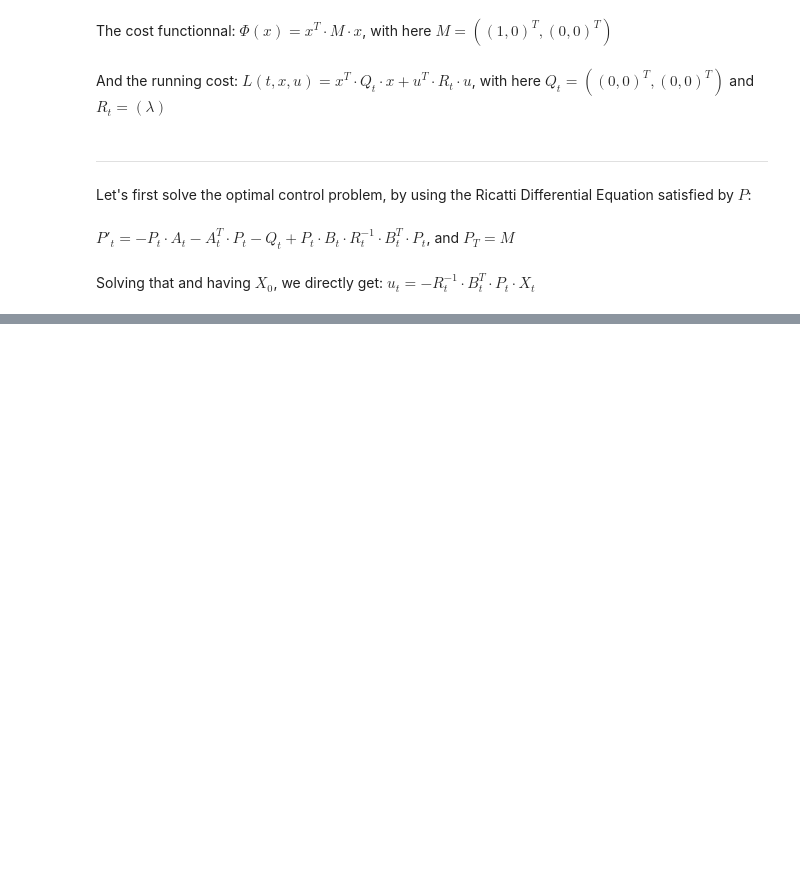
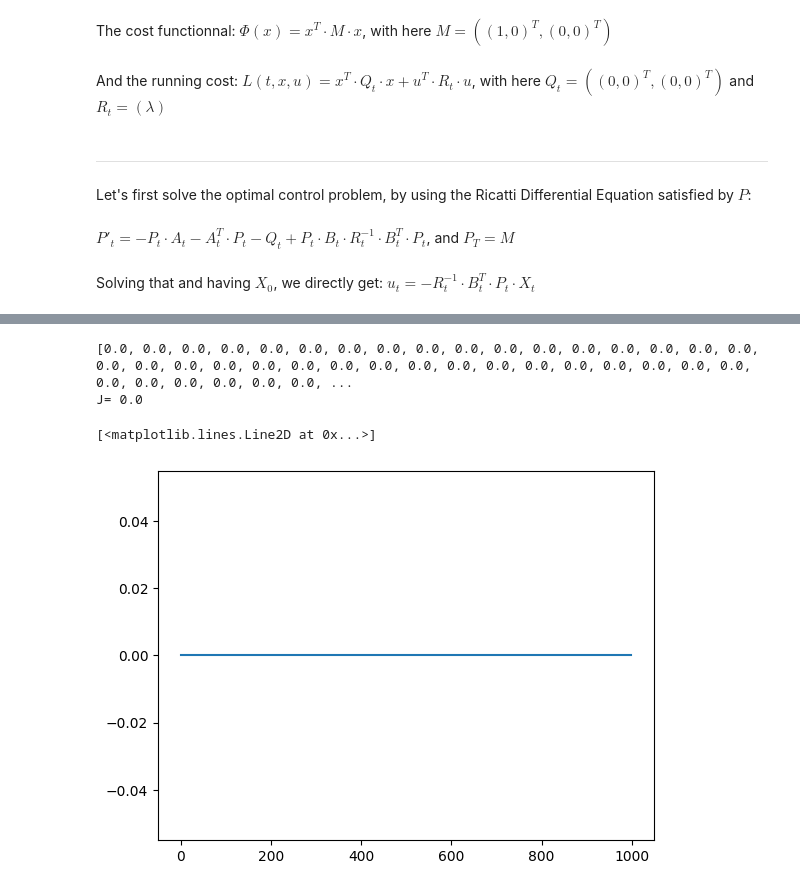
Before and after one commit to CecileDecker/OptimalControl, a Jupyter notebook: optimal_control.ipynb, the cells around one changed output, grey strips where cells are left out. Drawn from its saved outputs; the diff is of its cells as text; code cells hidden in the pictures; blank space fills up the shorter version.

```diff
--- a/optimal_control.ipynb
+++ b/optimal_control.ipynb
@@ -85,0 +133,28 @@ J= 0.23977862759795437
+# %%
+for s in range(steps):
+
+    for i in range(N):
+        Ai = A(i*dt)
+        Xi = X[-1] + dt * (np.dot(Ai, X[-1]) + u[i] * B)
+        X.append(Xi)
+
+    p  = [-2 * np.dot(M, X[-1])]
+    for i in range(1, N):
+        Ai = A((N-i)*dt)
+        pi = p[-1] - dt * np.dot(Ai, p[-1]) # Q = 0
+        p.append(pi)
+    p = list(reversed(p))
+
+    for i in range(N):
+        u[i] = ((1/(2*lam)) * np.dot(np.transpose(B), p[i]))[0][0]
+# %%
+print(u)
+
+print("J=", lam * dt * np.dot(np.transpose(u), u))
+
+plt.plot(u)
+# %% [output]
+[0.0, 0.0, 0.0, 0.0, 0.0, 0.0, 0.0, 0.0, 0.0, 0.0, 0.0, 0.0, 0.0, 0.0, 0.0, 0.0, 0.0, 0.0, 0.0, 0.0, 0.0, 0.0, 0.0, 0.0, 0.0, 0.0, 0.0, 0.0, 0.0, 0.0, 0.0, 0.0, 0.0, 0.0, 0.0, 0.0, 0.0, 0.0, 0.0, 0.0, ...
+J= 0.0
+[<matplotlib.lines.Line2D at 0x...>]
+[figure, added]
```
Also changed, not shown: parts of 15 cells of this notebook.
